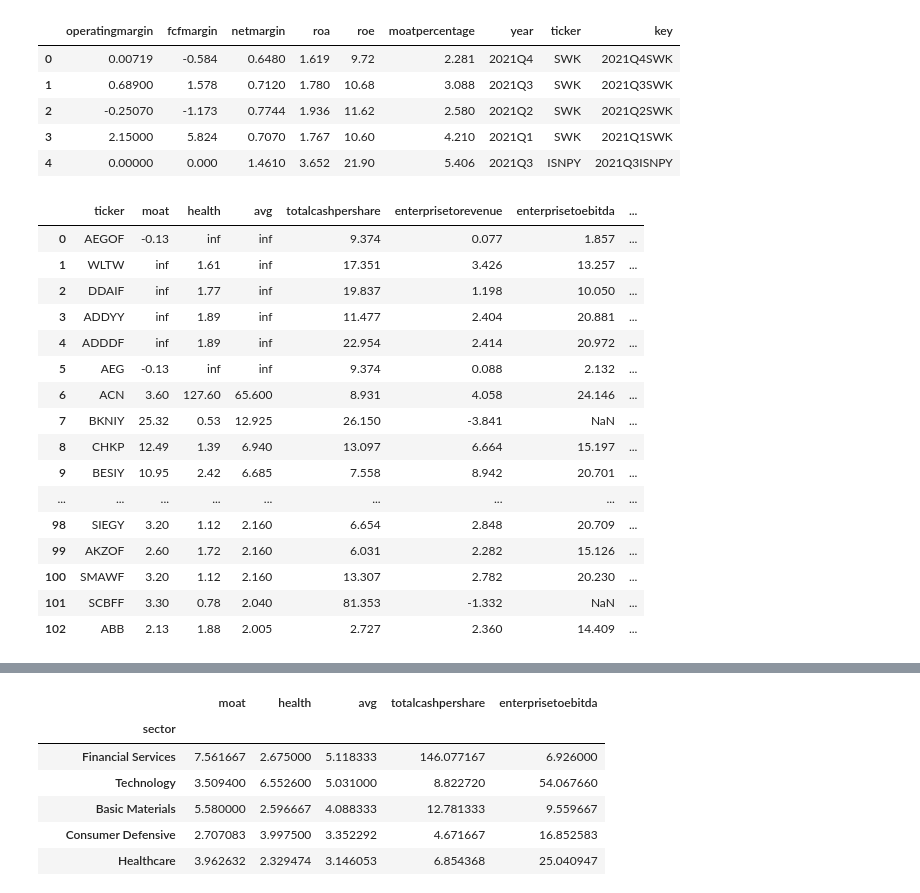
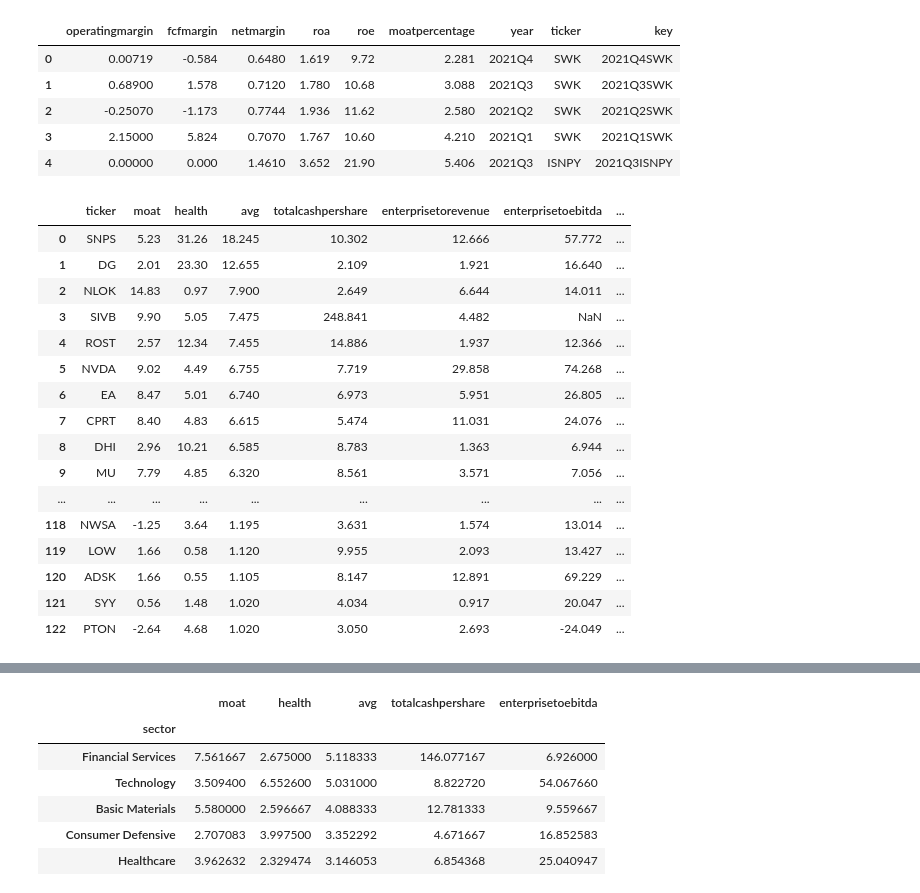
Before and after one commit to Michiel-DK/tracker, a Jupyter notebook: notebooks/try.ipynb, the cells around one changed output, grey strips where cells are left out. Cells and saved outputs as stored; diff of their text form; code cells hidden in the pictures.

```diff
--- a/notebooks/try.ipynb
+++ b/notebooks/try.ipynb
@@ -810,26 +830,26 @@ check_2021.sort_values('avg', ascending=False, inplace=True)
 # %%
 pd.set_option("display.max_rows", None, "display.max_columns", None)
 company_info_small = weekly_info[['ticker','sector', 'industry', 'market', 'country']]
-company_info_small_exus = company_info_small[company_info_small['country'] !='United States']
-check_2021_q[check_2021_q['avg']>2].merge(company_value, on='ticker', how='left').merge(company_info_small_exus, on='ticker', how='inner').sort_values(by='avg', ascending=False)
+company_info_small_exus = company_info_small[company_info_small['country'] =='United States']
+check_2021[check_2021['avg']>1].merge(company_value, on='ticker', how='left').merge(company_info_small_exus, on='ticker', how='inner').sort_values(by='avg', ascending=False)
 # %% [output]
 |  | ticker | moat | health | avg | totalcashpershare | enterprisetorevenue | enterprisetoebitda | ... |
-| 0 | AEGOF | -0.13 | inf | inf | 9.374 | 0.077 | 1.857 | ... |
-| 1 | WLTW | inf | 1.61 | inf | 17.351 | 3.426 | 13.257 | ... |
-| 2 | DDAIF | inf | 1.77 | inf | 19.837 | 1.198 | 10.050 | ... |
-| 3 | ADDYY | inf | 1.89 | inf | 11.477 | 2.404 | 20.881 | ... |
-| 4 | ADDDF | inf | 1.89 | inf | 22.954 | 2.414 | 20.972 | ... |
-| 5 | AEG | -0.13 | inf | inf | 9.374 | 0.088 | 2.132 | ... |
-| 6 | ACN | 3.60 | 127.60 | 65.600 | 8.931 | 4.058 | 24.146 | ... |
-| 7 | BKNIY | 25.32 | 0.53 | 12.925 | 26.150 | -3.841 | NaN | ... |
-| 8 | CHKP | 12.49 | 1.39 | 6.940 | 13.097 | 6.664 | 15.197 | ... |
-| 9 | BESIY | 10.95 | 2.42 | 6.685 | 7.558 | 8.942 | 20.701 | ... |
+| 0 | SNPS | 5.23 | 31.26 | 18.245 | 10.302 | 12.666 | 57.772 | ... |
+| 1 | DG | 2.01 | 23.30 | 12.655 | 2.109 | 1.921 | 16.640 | ... |
+| 2 | NLOK | 14.83 | 0.97 | 7.900 | 2.649 | 6.644 | 14.011 | ... |
+| 3 | SIVB | 9.90 | 5.05 | 7.475 | 248.841 | 4.482 | NaN | ... |
+| 4 | ROST | 2.57 | 12.34 | 7.455 | 14.886 | 1.937 | 12.366 | ... |
+| 5 | NVDA | 9.02 | 4.49 | 6.755 | 7.719 | 29.858 | 74.268 | ... |
+| 6 | EA | 8.47 | 5.01 | 6.740 | 6.973 | 5.951 | 26.805 | ... |
+| 7 | CPRT | 8.40 | 4.83 | 6.615 | 5.474 | 11.031 | 24.076 | ... |
+| 8 | DHI | 2.96 | 10.21 | 6.585 | 8.783 | 1.363 | 6.944 | ... |
+| 9 | MU | 7.79 | 4.85 | 6.320 | 8.561 | 3.571 | 7.056 | ... |
 | ... | ... | ... | ... | ... | ... | ... | ... | ... |
-| 98 | SIEGY | 3.20 | 1.12 | 2.160 | 6.654 | 2.848 | 20.709 | ... |
-| 99 | AKZOF | 2.60 | 1.72 | 2.160 | 6.031 | 2.282 | 15.126 | ... |
-| 100 | SMAWF | 3.20 | 1.12 | 2.160 | 13.307 | 2.782 | 20.230 | ... |
-| 101 | SCBFF | 3.30 | 0.78 | 2.040 | 81.353 | -1.332 | NaN | ... |
-| 102 | ABB | 2.13 | 1.88 | 2.005 | 2.727 | 2.360 | 14.409 | ... |
+| 118 | NWSA | -1.25 | 3.64 | 1.195 | 3.631 | 1.574 | 13.014 | ... |
+| 119 | LOW | 1.66 | 0.58 | 1.120 | 9.955 | 2.093 | 13.427 | ... |
+| 120 | ADSK | 1.66 | 0.55 | 1.105 | 8.147 | 12.891 | 69.229 | ... |
+| 121 | SYY | 0.56 | 1.48 | 1.020 | 4.034 | 0.917 | 20.047 | ... |
+| 122 | PTON | -2.64 | 4.68 | 1.020 | 3.050 | 2.693 | -24.049 | ... |
 # %%
 merged_y_check = check_2021.merge(company_info, on='ticker', how='left').merge(company_value, on='ticker', how='left')
 merged_y_check.head()
```
Also changed, not shown: parts of 2 cells of this notebook, 3 other files.
